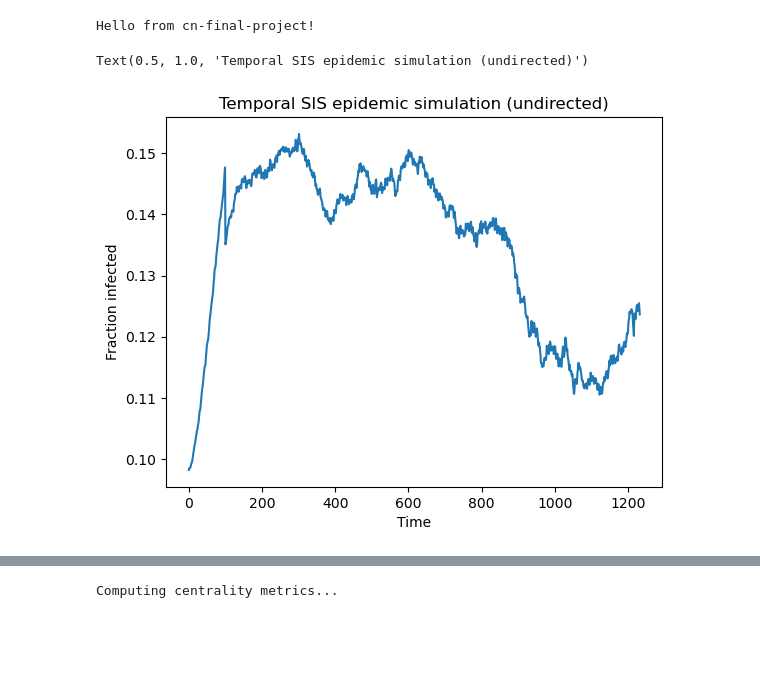
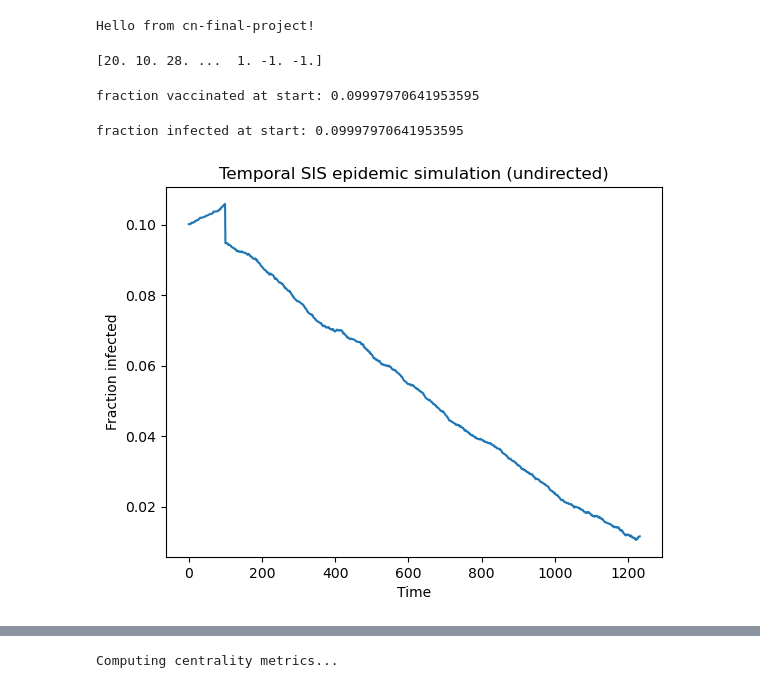
Before and after one commit to tbloemen/cn-final-project, a Jupyter notebook: infecs_vs_node_props.ipynb, the cells around one changed output, grey strips where cells are left out. Cells and saved outputs as stored; diff of their text form; code cells hidden in the pictures; blank space fills up the shorter version.

Commit message:
Correctly implemented vaccination (with flag) and initial infection

```diff
--- a/infecs_vs_node_props.ipynb
+++ b/infecs_vs_node_props.ipynb
@@ -10,17 +10,24 @@ from simulation_with_time_window import simulate_SIS, make_node_feature_df
 # %%
-# random.seed(42)
+random.seed(42)
 print("Hello from cn-final-project!")
 g = gt.collection.ns["escorts"]
 
-sim, g = simulate_SIS(g, max_steps=150, start=1000)
+sim, g = sorted_vertices = simulate_SIS(
+    g,
+    max_steps=None,
+    start=1000,
+    vaccine_strategy=VaccinationStrategy(1)
+)
 
 plt.plot(sim)
 plt.xlabel("Time")
 plt.ylabel("Fraction infected")
 plt.title("Temporal SIS epidemic simulation (undirected)")
-# plt.savefig("plots/temporal_sis_simulation_with_time_window.png")
-# plt.show()
+plt.savefig("plots/temporal_sis_simulation_with_time_window.png")
+plt.show()
 # %% [output]
 Hello from cn-final-project!
-Text(0.5, 1.0, 'Temporal SIS epidemic simulation (undirected)')
+[20. 10. 28. ...  1. -1. -1.]
+fraction vaccinated at start: 0.09997970641953595
+fraction infected at start: 0.09997970641953595
-[figure, old version]
+[figure, new version]
```
Also changed, not shown: parts of 6 cells of this notebook, 3 other files.
